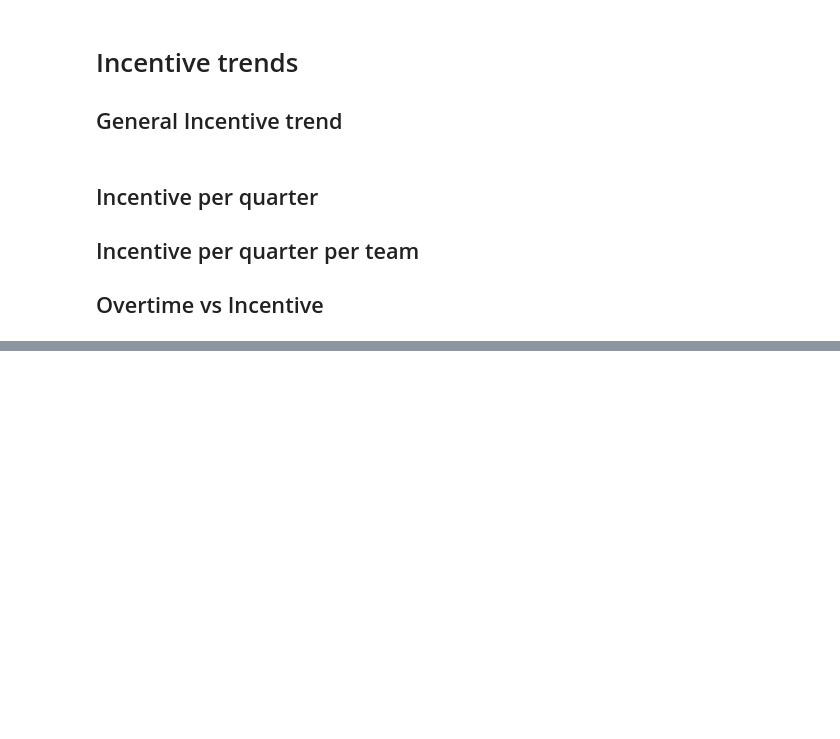
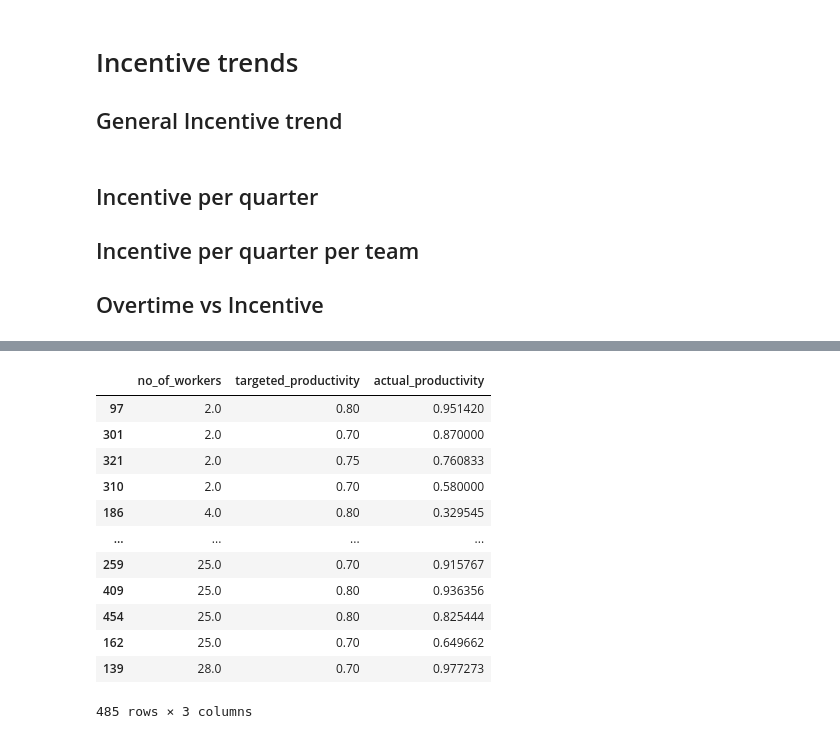
Before and after one commit to rohitashwachaks/MIS-S381N, a Jupyter notebook: project/finishing.ipynb, the cells around one changed output, grey strips where cells are left out. Drawn from its saved outputs; the diff is of its cells as text; code cells hidden in the pictures; blank space fills up the shorter version.

```diff
--- a/project/finishing.ipynb
+++ b/project/finishing.ipynb
@@ -246,0 +228,16 @@ for team in range(1,13):
+# %%
+df
+# %% [output]
+|  | no_of_workers | targeted_productivity | actual_productivity |
+| 97 | 2.0 | 0.80 | 0.951420 |
+| 301 | 2.0 | 0.70 | 0.870000 |
+| 321 | 2.0 | 0.75 | 0.760833 |
+| 310 | 2.0 | 0.70 | 0.580000 |
+| 186 | 4.0 | 0.80 | 0.329545 |
+| ... | ... | ... | ... |
+| 259 | 25.0 | 0.70 | 0.915767 |
+| 409 | 25.0 | 0.80 | 0.936356 |
+| 454 | 25.0 | 0.80 | 0.825444 |
+| 162 | 25.0 | 0.70 | 0.649662 |
+| 139 | 28.0 | 0.70 | 0.977273 |
+485 rows × 3 columns
```
Also changed, not shown: parts of 5 cells of this notebook, 3 other files.
